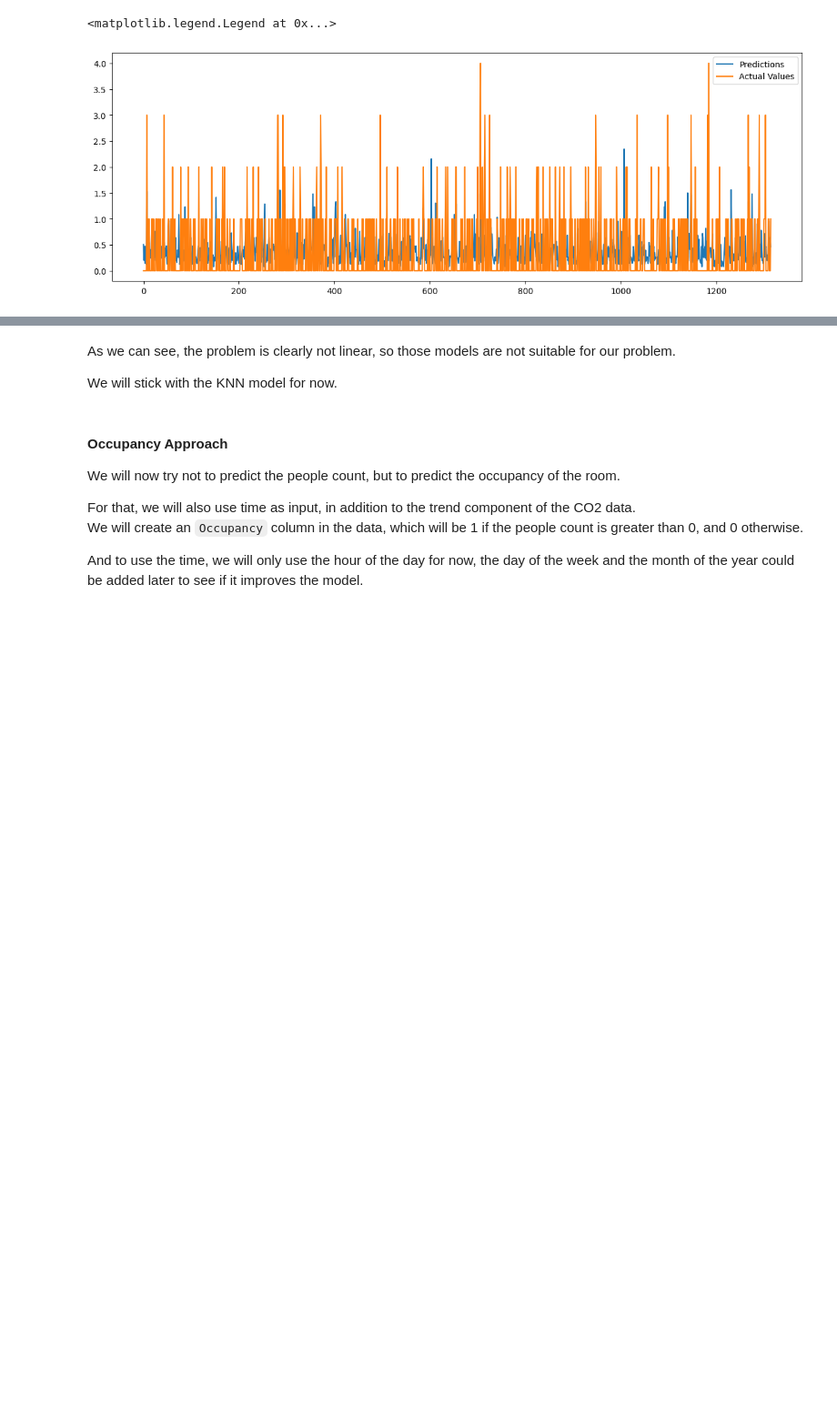
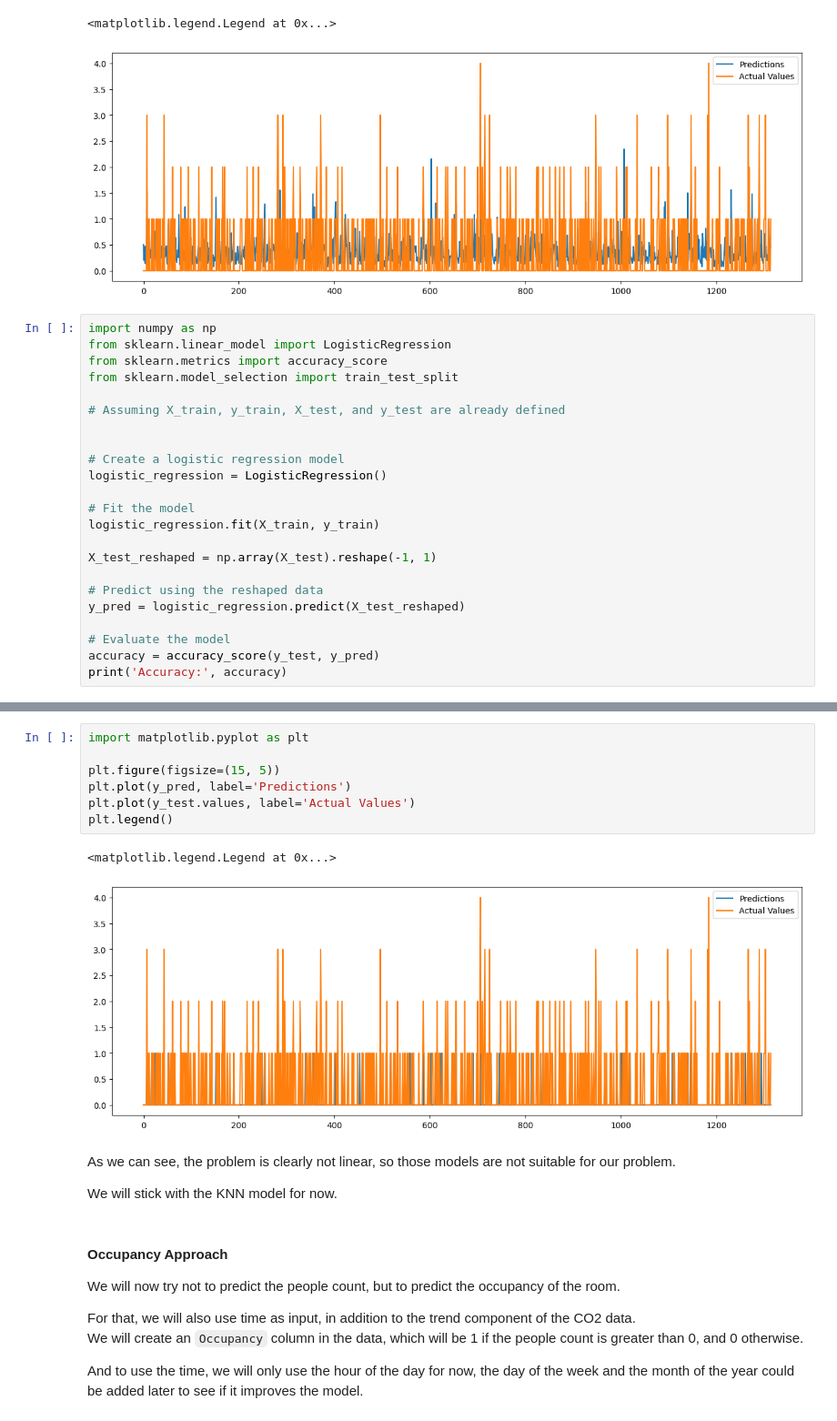
Before and after one commit to AymaneElmahi/sd-hoc, a Jupyter notebook: notebooks/algorithm.ipynb, the cells around one changed output, grey strips where cells are left out. Shown at 91% size. Drawn from its saved outputs; the diff is of its cells as text; blank space fills up the shorter version.

```diff
--- a/notebooks/algorithm.ipynb
+++ b/notebooks/algorithm.ipynb
@@ -602,3 +603,26 @@ plt.legend()
 The accuracy of the model is:  0.366221409836378
 <matplotlib.legend.Legend at 0x...>
 [figure]
+# %%
+import numpy as np
+from sklearn.linear_model import LogisticRegression
+from sklearn.metrics import accuracy_score
+from sklearn.model_selection import train_test_split
+
+# Assuming X_train, y_train, X_test, and y_test are already defined
+
+
+# Create a logistic regression model
+logistic_regression = LogisticRegression()
+
+# Fit the model
+logistic_regression.fit(X_train, y_train)
+
+X_test_reshaped = np.array(X_test).reshape(-1, 1)
+
+# Predict using the reshaped data
+y_pred = logistic_regression.predict(X_test_reshaped)
+
+# Evaluate the model
+accuracy = accuracy_score(y_test, y_pred)
+print('Accuracy:', accuracy)
@@ -605,3 +638,13 @@ The accuracy of the model is:  0.366221409836378
+# %%
+import matplotlib.pyplot as plt
+
+plt.figure(figsize=(15, 5))
+plt.plot(y_pred, label='Predictions')
+plt.plot(y_test.values, label='Actual Values')
+plt.legend()
+# %% [output]
+<matplotlib.legend.Legend at 0x...>
+[figure, added]
 # %% [markdown]
 As we can see, the problem is clearly not linear, so those models are not suitable for our problem.
 
```
Also changed, not shown: parts of 6 cells of this notebook, 3 other files.
